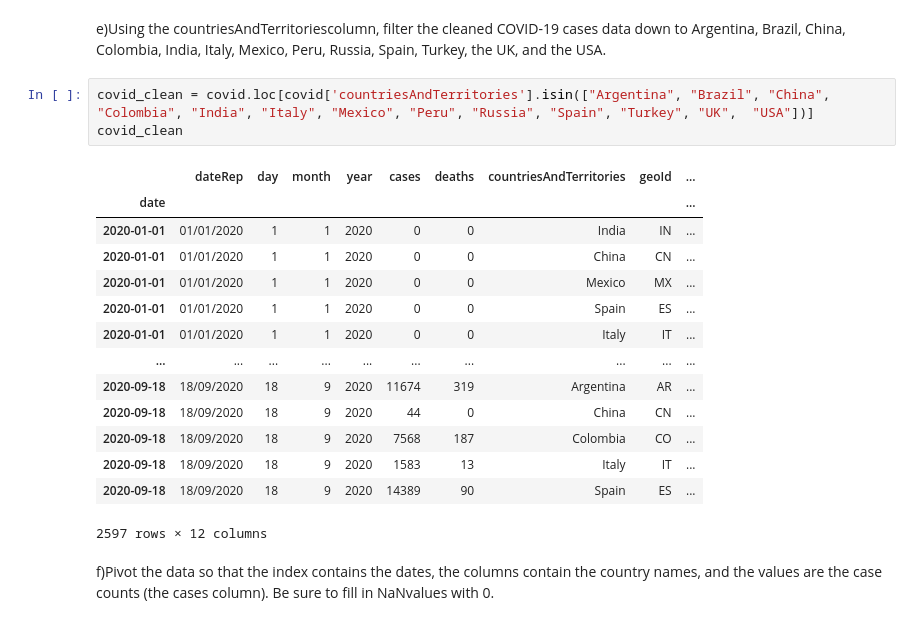
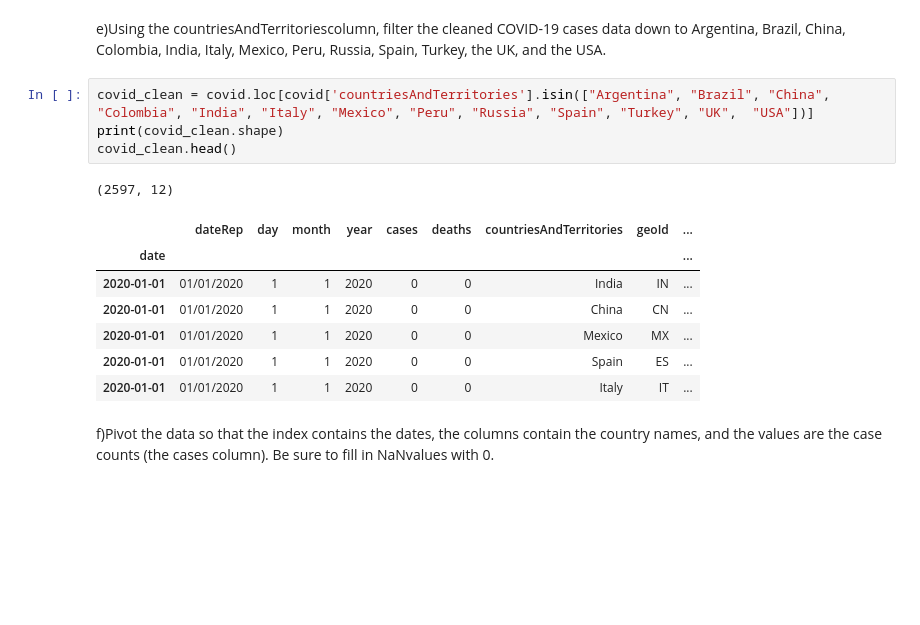
Before and after one commit to CielCiel1/Data-preparation, a Jupyter notebook: week 4 - data wrangling/l4.ipynb, the cells around one changed output. Drawn from its saved outputs; the diff is of its cells as text; blank space fills up the shorter version.

```diff
--- a/week 4 - data wrangling/l4.ipynb
+++ b/week 4 - data wrangling/l4.ipynb
@@ -164,22 +171,17 @@ covid[covid.countriesAndTerritories =="US"]
 e)Using the countriesAndTerritoriescolumn, filter the cleaned COVID-19 cases data down to Argentina, Brazil, China, Colombia, India, Italy, Mexico, Peru, Russia, Spain, Turkey, the UK, and the USA.
 # %%
 covid_clean = covid.loc[covid['countriesAndTerritories'].isin(["Argentina", "Brazil", "China", "Colombia", "India", "Italy", "Mexico", "Peru", "Russia", "Spain", "Turkey", "UK",  "USA"])]
-covid_clean
+print(covid_clean.shape)
+covid_clean.head()
 # %% [output]
+(2597, 12)
 |  | dateRep | day | month | year | cases | deaths | countriesAndTerritories | geoId | ... |
 | date |  |  |  |  |  |  |  |  | ... |
 | 2020-01-01 | 01/01/2020 | 1 | 1 | 2020 | 0 | 0 | India | IN | ... |
 | 2020-01-01 | 01/01/2020 | 1 | 1 | 2020 | 0 | 0 | China | CN | ... |
 | 2020-01-01 | 01/01/2020 | 1 | 1 | 2020 | 0 | 0 | Mexico | MX | ... |
 | 2020-01-01 | 01/01/2020 | 1 | 1 | 2020 | 0 | 0 | Spain | ES | ... |
 | 2020-01-01 | 01/01/2020 | 1 | 1 | 2020 | 0 | 0 | Italy | IT | ... |
-| ... | ... | ... | ... | ... | ... | ... | ... | ... | ... |
-| 2020-09-18 | 18/09/2020 | 18 | 9 | 2020 | 11674 | 319 | Argentina | AR | ... |
-| 2020-09-18 | 18/09/2020 | 18 | 9 | 2020 | 44 | 0 | China | CN | ... |
-| 2020-09-18 | 18/09/2020 | 18 | 9 | 2020 | 7568 | 187 | Colombia | CO | ... |
-| 2020-09-18 | 18/09/2020 | 18 | 9 | 2020 | 1583 | 13 | Italy | IT | ... |
-| 2020-09-18 | 18/09/2020 | 18 | 9 | 2020 | 14389 | 90 | Spain | ES | ... |
-2597 rows × 12 columns
 # %% [markdown]
 f)Pivot the data so that the index contains the dates, the columns contain the country names, and the values are the case counts (the cases column). Be sure to fill in NaNvalues with 0.
 # %%
```
Also changed, not shown: parts of 3 cells of this notebook.
